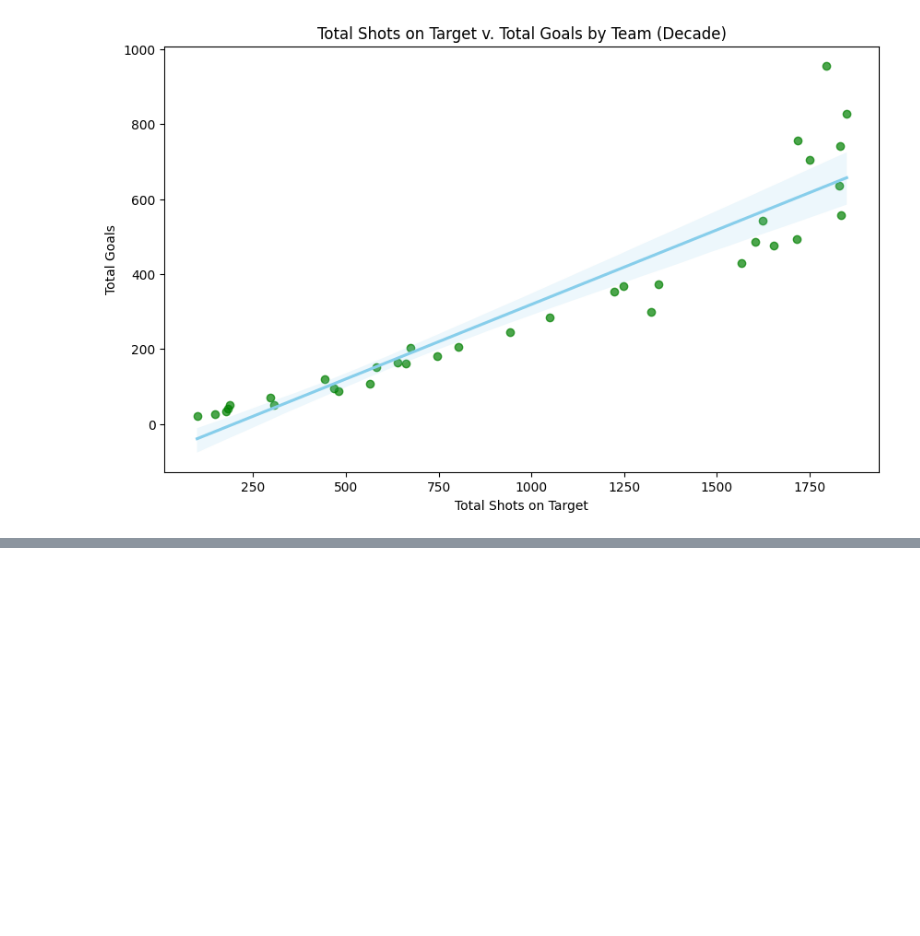
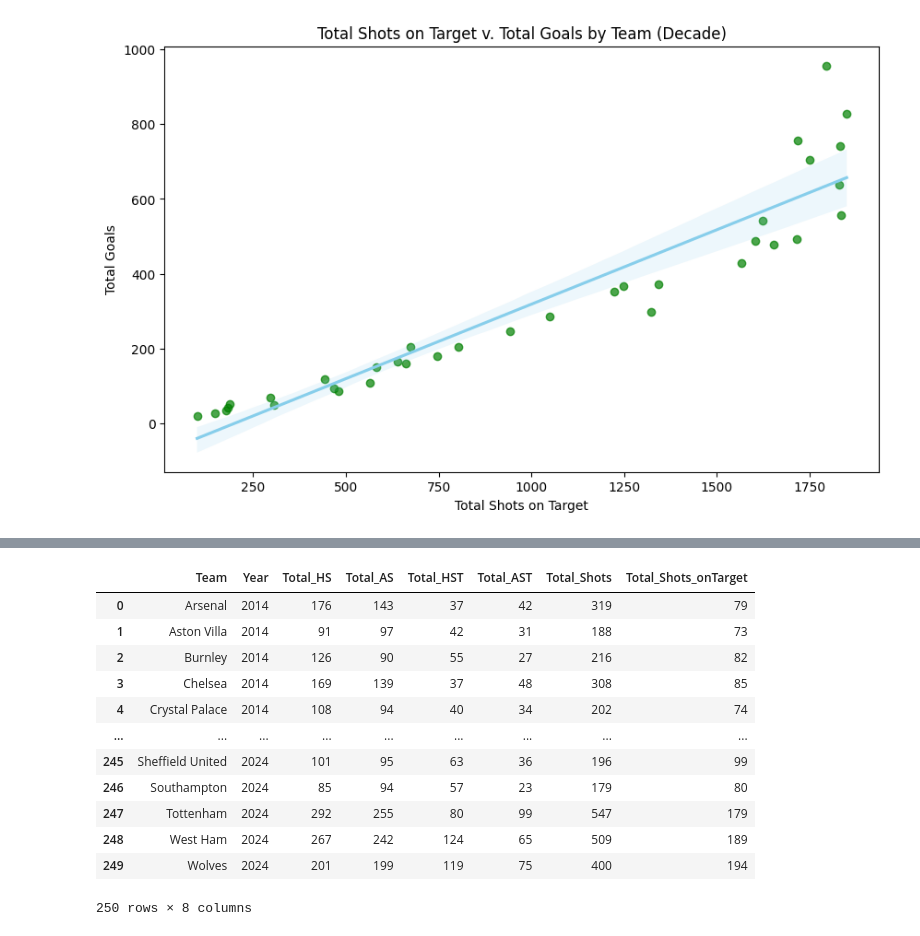
Before and after one commit to SmithNJ13/data_analysis, a Jupyter notebook: analysis.ipynb, the cells around one changed output, grey strips where cells are left out. Cells and saved outputs as stored; diff of their text form; code cells hidden in the pictures; blank space fills up the shorter version.

```diff
--- a/analysis.ipynb
+++ b/analysis.ipynb
@@ -1242,0 +1266,17 @@ plt.show()
+# %%
+ts_by_year_1424 = ts_by_year[ts_by_year["Year"] < 2025]
+ts_by_year_1424
+# %% [output]
+|  | Team | Year | Total_HS | Total_AS | Total_HST | Total_AST | Total_Shots | Total_Shots_onTarget |
+| 0 | Arsenal | 2014 | 176 | 143 | 37 | 42 | 319 | 79 |
+| 1 | Aston Villa | 2014 | 91 | 97 | 42 | 31 | 188 | 73 |
+| 2 | Burnley | 2014 | 126 | 90 | 55 | 27 | 216 | 82 |
+| 3 | Chelsea | 2014 | 169 | 139 | 37 | 48 | 308 | 85 |
+| 4 | Crystal Palace | 2014 | 108 | 94 | 40 | 34 | 202 | 74 |
+| ... | ... | ... | ... | ... | ... | ... | ... | ... |
+| 245 | Sheffield United | 2024 | 101 | 95 | 63 | 36 | 196 | 99 |
+| 246 | Southampton | 2024 | 85 | 94 | 57 | 23 | 179 | 80 |
+| 247 | Tottenham | 2024 | 292 | 255 | 80 | 99 | 547 | 179 |
+| 248 | West Ham | 2024 | 267 | 242 | 124 | 65 | 509 | 189 |
+| 249 | Wolves | 2024 | 201 | 199 | 119 | 75 | 400 | 194 |
+250 rows × 8 columns
```
Also changed, not shown: parts of 3 cells of this notebook, 1 other file.
